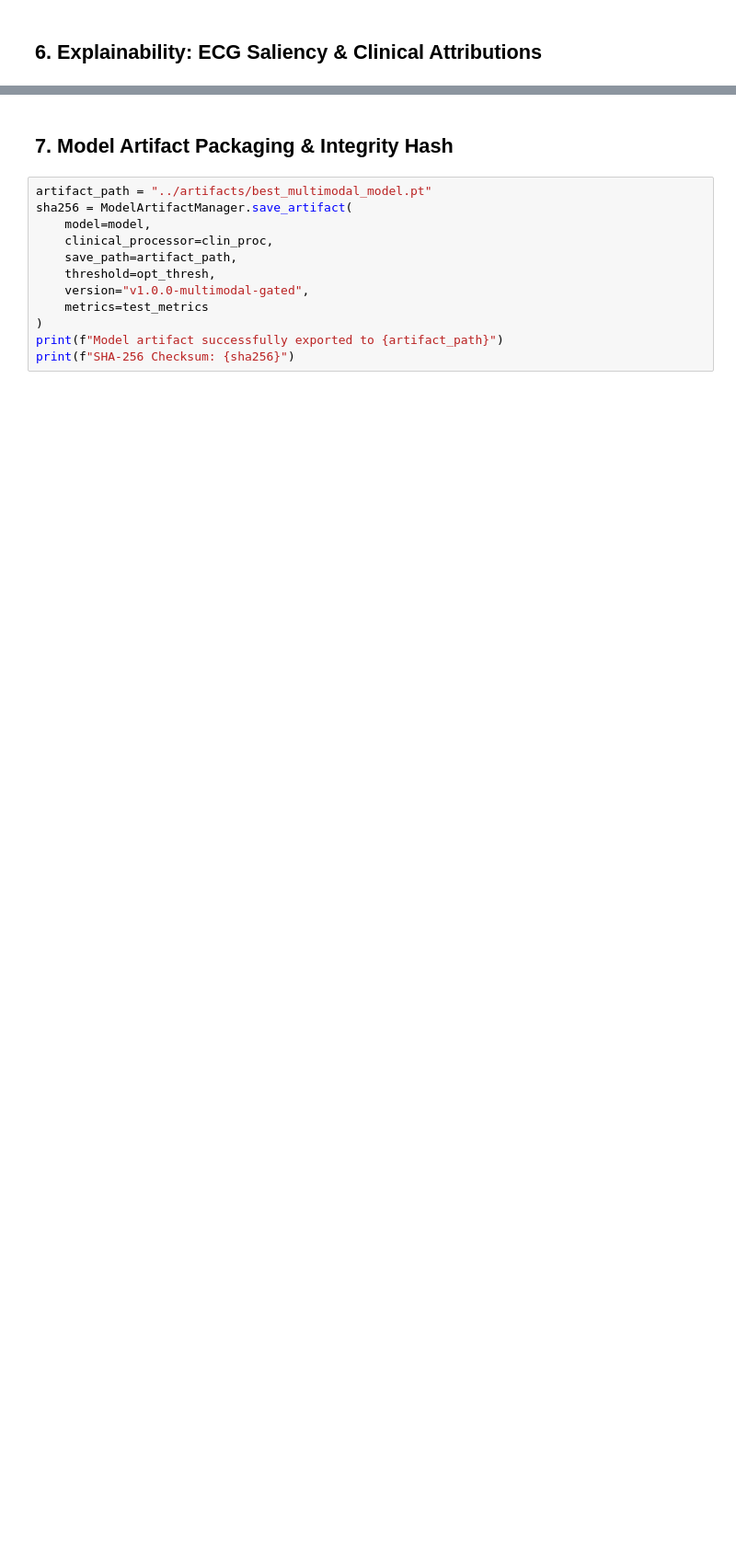
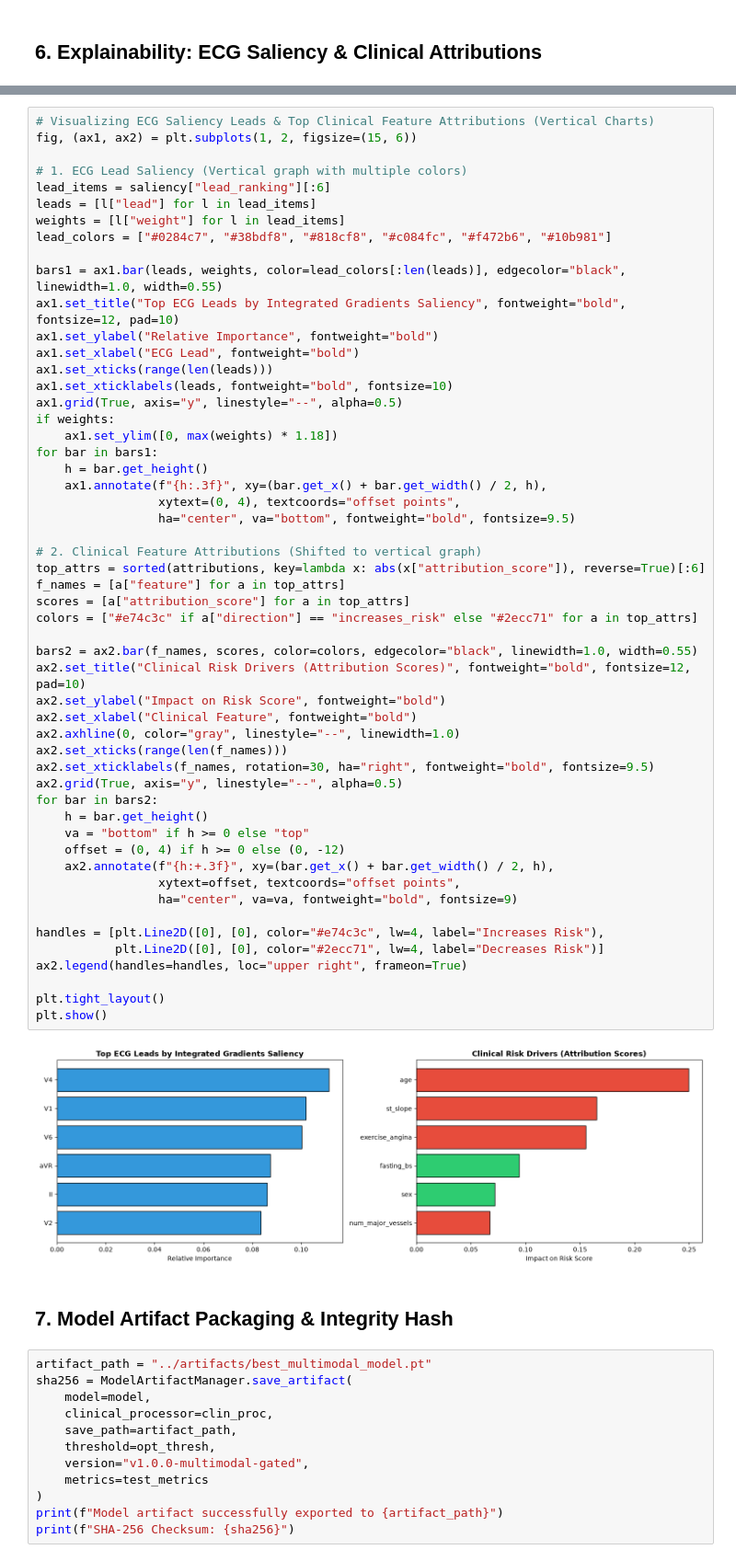
Before and after one commit to adarshgaurav1951/Multimodal-Deep-Learning-Framework-for-Heart-Disease-Prediction, a Jupyter notebook: notebooks/multimodal_heart_disease_pipeline.ipynb, the cells around one changed output, grey strips where cells are left out. Shown at 92% size. Cells and saved outputs as stored; diff of their text form; blank space fills up the shorter version.

```diff
--- a/notebooks/multimodal_heart_disease_pipeline.ipynb
+++ b/notebooks/multimodal_heart_disease_pipeline.ipynb
@@ -128,3 +233,58 @@ for attr in attributions[:4]:
+# %%
+# Visualizing ECG Saliency Leads & Top Clinical Feature Attributions (Vertical Charts)
+fig, (ax1, ax2) = plt.subplots(1, 2, figsize=(15, 6))
+
+# 1. ECG Lead Saliency (Vertical graph with multiple colors)
+lead_items = saliency["lead_ranking"][:6]
+leads = [l["lead"] for l in lead_items]
+weights = [l["weight"] for l in lead_items]
+lead_colors = ["#0284c7", "#38bdf8", "#818cf8", "#c084fc", "#f472b6", "#10b981"]
+
+bars1 = ax1.bar(leads, weights, color=lead_colors[:len(leads)], edgecolor="black", linewidth=1.0, width=0.55)
+ax1.set_title("Top ECG Leads by Integrated Gradients Saliency", fontweight="bold", fontsize=12, pad=10)
+ax1.set_ylabel("Relative Importance", fontweight="bold")
+ax1.set_xlabel("ECG Lead", fontweight="bold")
+ax1.set_xticks(range(len(leads)))
+ax1.set_xticklabels(leads, fontweight="bold", fontsize=10)
+ax1.grid(True, axis="y", linestyle="--", alpha=0.5)
+if weights:
+    ax1.set_ylim([0, max(weights) * 1.18])
+for bar in bars1:
+    h = bar.get_height()
+    ax1.annotate(f"{h:.3f}", xy=(bar.get_x() + bar.get_width() / 2, h),
+                 xytext=(0, 4), textcoords="offset points",
+                 ha="center", va="bottom", fontweight="bold", fontsize=9.5)
+
+# 2. Clinical Feature Attributions (Shifted to vertical graph)
+top_attrs = sorted(attributions, key=lambda x: abs(x["attribution_score"]), reverse=True)[:6]
+f_names = [a["feature"] for a in top_attrs]
+scores = [a["attribution_score"] for a in top_attrs]
+colors = ["#e74c3c" if a["direction"] == "increases_risk" else "#2ecc71" for a in top_attrs]
+
+bars2 = ax2.bar(f_names, scores, color=colors, edgecolor="black", linewidth=1.0, width=0.55)
+ax2.set_title("Clinical Risk Drivers (Attribution Scores)", fontweight="bold", fontsize=12, pad=10)
+ax2.set_ylabel("Impact on Risk Score", fontweight="bold")
+ax2.set_xlabel("Clinical Feature", fontweight="bold")
+ax2.axhline(0, color="gray", linestyle="--", linewidth=1.0)
+ax2.set_xticks(range(len(f_names)))
+ax2.set_xticklabels(f_names, rotation=30, ha="right", fontweight="bold", fontsize=9.5)
+ax2.grid(True, axis="y", linestyle="--", alpha=0.5)
+for bar in bars2:
+    h = bar.get_height()
+    va = "bottom" if h >= 0 else "top"
+    offset = (0, 4) if h >= 0 else (0, -12)
+    ax2.annotate(f"{h:+.3f}", xy=(bar.get_x() + bar.get_width() / 2, h),
+                 xytext=offset, textcoords="offset points",
+                 ha="center", va=va, fontweight="bold", fontsize=9)
+
+handles = [plt.Line2D([0], [0], color="#e74c3c", lw=4, label="Increases Risk"),
+           plt.Line2D([0], [0], color="#2ecc71", lw=4, label="Decreases Risk")]
+ax2.legend(handles=handles, loc="upper right", frameon=True)
+
+plt.tight_layout()
+plt.show()
+# %% [output]
+[figure, added]
 # %% [markdown]
 ## 7. Model Artifact Packaging & Integrity Hash
 # %%
```
Also changed, not shown: parts of 10 cells of this notebook, 43 other files.
